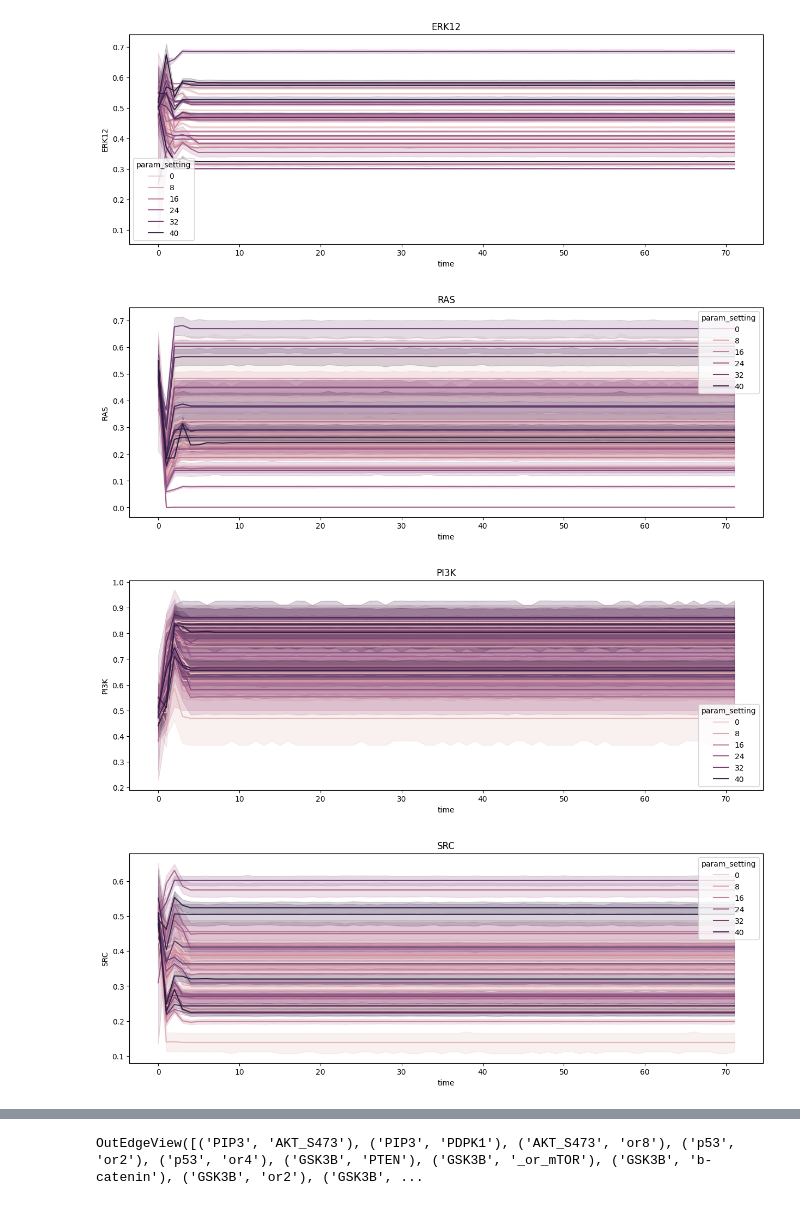
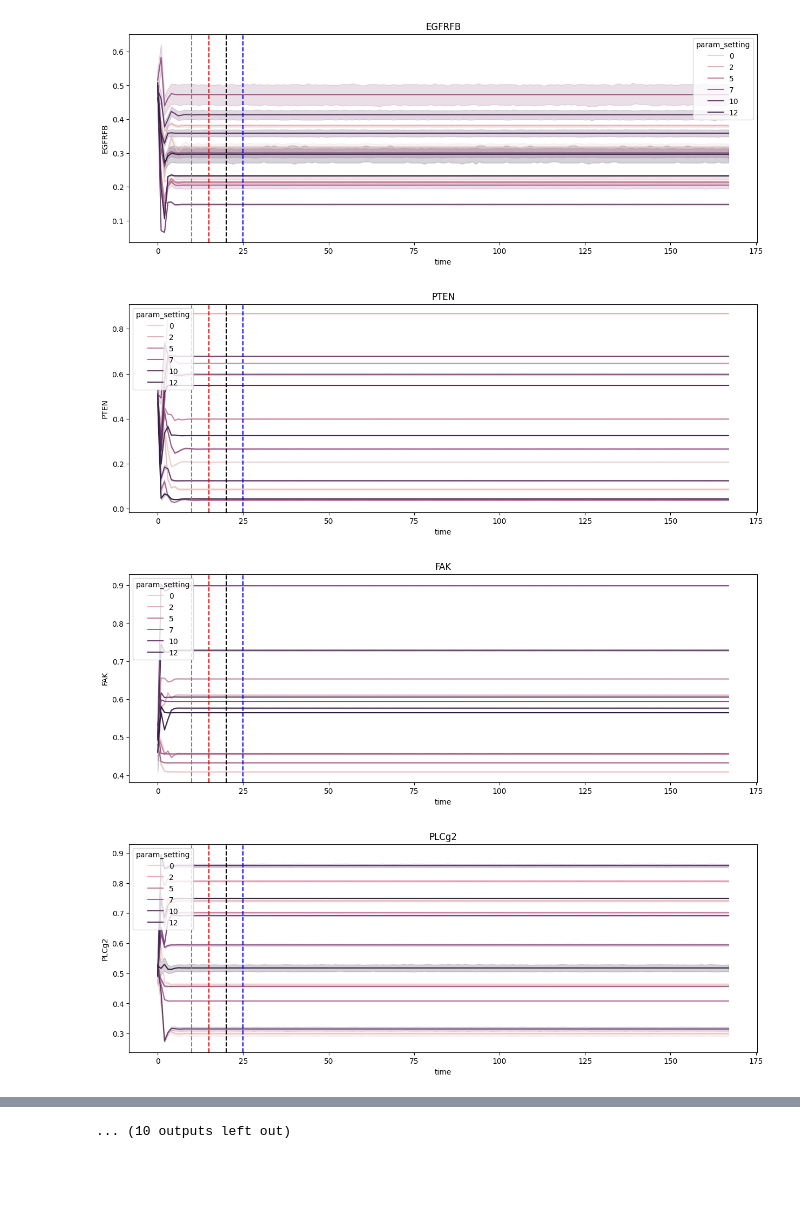
Before and after one commit to c-legac/biofuzznet, a Jupyter notebook: Notebooks/20230501_Loop_outputs.ipynb, the cells around one changed output, grey strips where cells are left out. Cells and saved outputs as stored; diff of their text form; code cells hidden in the pictures; blank space fills up the shorter version.

Commit message:
Running subnetwork on allmost all cell lines
Signed-off-by: Alice Driessen <adr@zurich.ibm.com>

```diff
--- a/Notebooks/20230501_Loop_outputs.ipynb
+++ b/Notebooks/20230501_Loop_outputs.ipynb
@@ -13,7 +13,7 @@ work_dir = "/dccstor/ipc1/CAR/DREAM/Model/Test/Loops/"
 # %%
 success_runs = []
 outputs = []
-for i in range(45):
+for i in range(15):
     if "loop_states.csv" in os.listdir(f"{work_dir}{i}"):
         success_runs.append(i)
         states = pd.read_csv(f"{work_dir}{i}/loop_states.csv", index_col=0)
@@ -37,5 +37,5 @@ states
 # %%
-nodes, edges = read_sif("/dccstor/ipc1/CAR/DREAM/DREAMdata/DREAM_PKN_for_BFZ_input.sif")
+nodes, edges = read_sif("/dccstor/ipc1/CAR/DREAM/DREAMdata/PKN_Alice.sif")
 model = DREAMBioFuzzNet(nodes, edges)
 # %%
 nx.recursive_simple_cycles(model)
@@ -59,5 +64,5 @@ p = draw_BioFuzzNet(model)
 # %%
-loop_nodes = ["ERK12", "RAS", "PI3K", "SRC", "FAK"]
+loop_nodes = list(set([item for sublist in nx.recursive_simple_cycles(model) for item in sublist if item in states.columns]))
 # %%
 states[["time"]+loop_nodes]
 # %% [output]
@@ -93,11 +95,15 @@ all_loop_states = pd.concat(outputs,
 # %%
 for node in loop_nodes:
     plt.figure(figsize=(15,5))
     sns.lineplot(all_loop_states, x="time", y=node, hue="param_setting")
+    plt.axvline(x=10, linestyle="--", color="grey")
+    plt.axvline(x=15, linestyle="--", color="red")
+    plt.axvline(x=20, linestyle="--", color="black")
+    plt.axvline(x=25, linestyle="--", color="blue")
     plt.title(node)
     plt.show()
 # %% [output]
-[figure, old version]
+[figure, new version]
-[figure, old version]
+[figure, new version]
-[figure, old version]
+[figure, new version]
-[figure, old version]
+[figure, new version]
@@ -105,4 +118,3 @@ for node in loop_nodes:
+... (10 outputs left out)
 # %%
 model.edges
-# %% [output]
-OutEdgeView([('PIP3', 'AKT_S473'), ('PIP3', 'PDPK1'), ('AKT_S473', 'or8'), ('p53', 'or2'), ('p53', 'or4'), ('GSK3B', 'PTEN'), ('GSK3B', '_or_mTOR'), ('GSK3B', 'b-catenin'), ('GSK3B', 'or2'), ('GSK3B', ...
```
Also changed, not shown: parts of 6 cells of this notebook, 11 other files.
